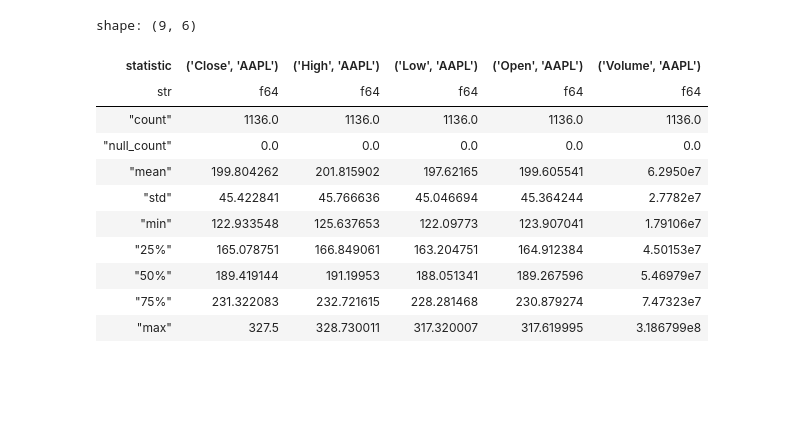
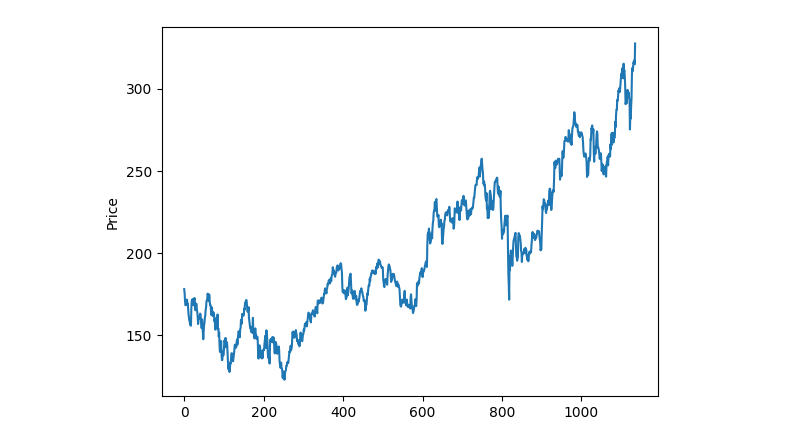
Before and after one commit to AbdollahHosseini/Stock-Predictor-via-Neural-Network, a Jupyter notebook: notebooks/view.ipynb, the cells around one changed output. Drawn from its saved outputs; the diff is of its cells as text; code cells hidden in the pictures; blank space fills up the shorter version.

```diff
--- a/notebooks/view.ipynb
+++ b/notebooks/view.ipynb
@@ -8,15 +20,8 @@ df = pd.DataFrame(df)
 # %%
-df.describe()
+import matplotlib.pyplot as plt
+
+plt.plot(df[Close], label='Close')
+plt.ylabel('Price')
+plt.show()
 # %% [output]
-shape: (9, 6)
-| statistic | ('Close', 'AAPL') | ('High', 'AAPL') | ('Low', 'AAPL') | ('Open', 'AAPL') | ('Volume', 'AAPL') |
-| str | f64 | f64 | f64 | f64 | f64 |
-| "count" | 1136.0 | 1136.0 | 1136.0 | 1136.0 | 1136.0 |
-| "null_count" | 0.0 | 0.0 | 0.0 | 0.0 | 0.0 |
-| "mean" | 199.804262 | 201.815902 | 197.62165 | 199.605541 | 6.2950e7 |
-| "std" | 45.422841 | 45.766636 | 45.046694 | 45.364244 | 2.7782e7 |
-| "min" | 122.933548 | 125.637653 | 122.09773 | 123.907041 | 1.79106e7 |
-| "25%" | 165.078751 | 166.849061 | 163.204751 | 164.912384 | 4.50153e7 |
-| "50%" | 189.419144 | 191.19953 | 188.051341 | 189.267596 | 5.46979e7 |
-| "75%" | 231.322083 | 232.721615 | 228.281468 | 230.879274 | 7.47323e7 |
-| "max" | 327.5 | 328.730011 | 317.320007 | 317.619995 | 3.186799e8 |
+[figure, added]
```
Also changed, not shown: parts of 1 cell of this notebook, 3 other files.
